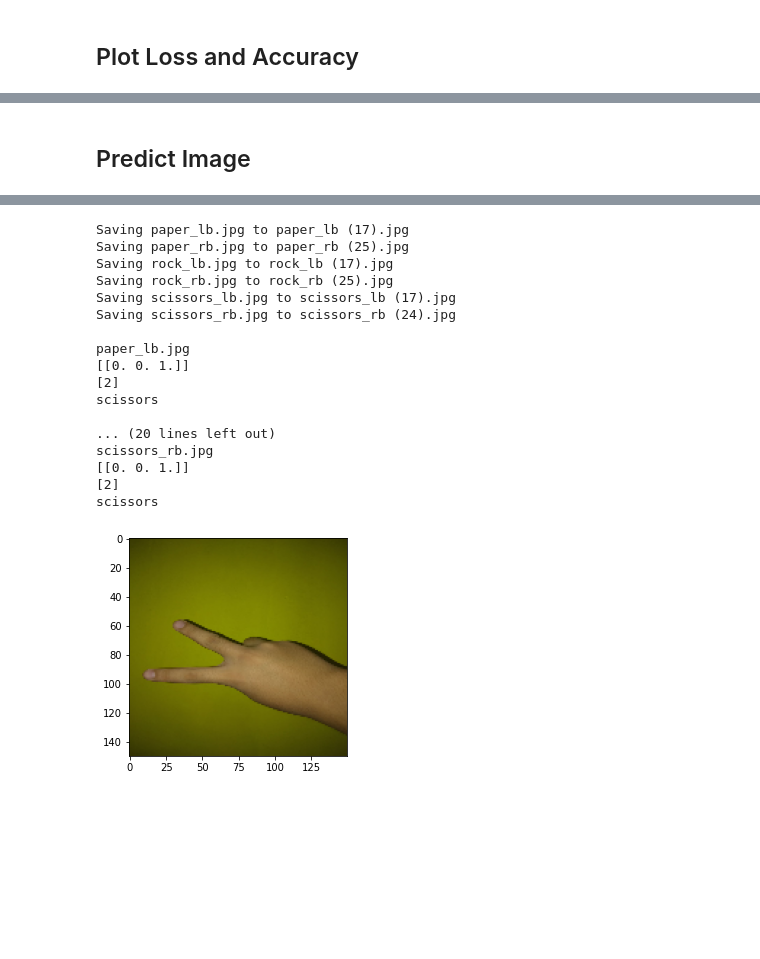
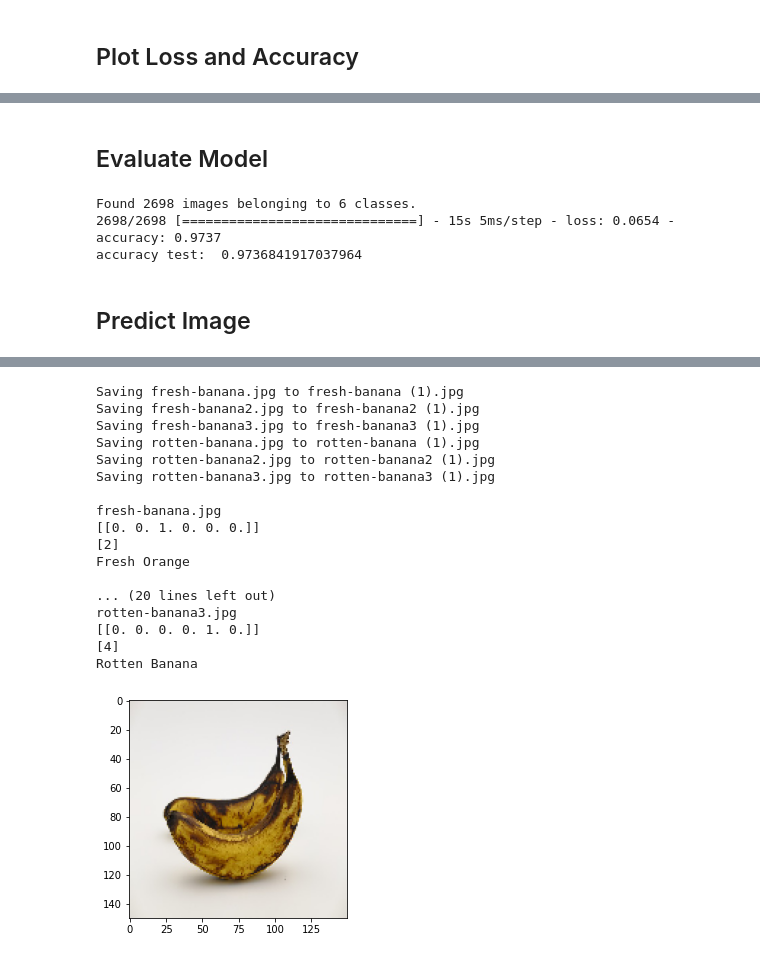
Before and after one commit to Bangkit-JKT2-D/fruits-fresh-rotten-classification, a Jupyter notebook: fresh_rotten_fruit.ipynb, the cells around one changed output, grey strips where cells are left out. Cells and saved outputs as stored; diff of their text form; code cells hidden in the pictures; blank space fills up the shorter version.

Commit message:
underfitting solve, need model improvement for extract color feature

```diff
--- a/fresh_rotten_fruit.ipynb
+++ b/fresh_rotten_fruit.ipynb
@@ -395,17 +384,21 @@ plt.figure()
 <Figure size 432x288 with 0 Axes>
+# %% [markdown]
+## Evaluate Model
 # %%
 test_datagen = ImageDataGenerator(rescale=1./255)
 
-test_generator = test_datagen.flow_from_directory(
-        test_dir,
-        target_size=(150, 150),
-        color_mode="rgb",
-        shuffle = False,
-        class_mode='categorical',
-        batch_size=32)
+test_generator = test_datagen.flow_from_directory(test_dir,
+                                                  batch_size=1,
+                                                  target_size=(150, 150),
+                                                  shuffle = False,
+                                                  class_mode='categorical')
 
 filenames = test_generator.filenames
 nb_samples = len(filenames)
 
-loss, acc = model.evaluate(test_generator,steps = (nb_samples/32), verbose=1)
+loss, acc = model.evaluate(test_generator,steps = (nb_samples), verbose=1)
 print('accuracy test: ',acc)
+# %% [output]
+Found 2698 images belonging to 6 classes.
+2698/2698 [==============================] - 15s 5ms/step - loss: 0.0654 - accuracy: 0.9737
+accuracy test:  0.9736841917037964
@@ -413,54 +408,65 @@ print('accuracy test: ',acc)
 ## Predict Image
 # %%
 from keras.preprocessing import image
+import cv2
+
+model_predict = tf.keras.models.load_model('model.h5')
+model_predict.compile(optimizer='adam',
+                      loss='categorical_crossentropy',
+                      metrics=['accuracy'])
 
 uploaded = files.upload()
 
 for fn in uploaded.keys():
   path = fn
-  img = image.load_img(path, target_size=(150, 150))
+  img = image.load_img(path, color_mode="rgb", target_size=(150, 150), interpolation="nearest")
   imgplot = plt.imshow(img)
-  x = image.img_to_array(img)
-  x = np.expand_dims(x, axis=0)
+  img = image.img_to_array(img)
+  img = np.expand_dims(img, axis=0)
 
-  images = np.vstack([x])
-  classes = model.predict(images, batch_size=10)
+  # img = cv2.imread(path)
+  # imgplot = plt.imshow(img)
+  # img = cv2.resize(img,(150,150))
+  # img = np.reshape(img,[1, 150, 150, 3])
+
+  images = np.vstack([img])
+  classes = model_predict.predict(images, batch_size=10)
 
   print("")
   print(fn)
   print(classes)
 
   max = np.amax(classes[0])
   print(np.where(classes[0] == max)[0])
   if np.where(classes[0] == max)[0] == 0:
     print('Fresh Apple')
   elif np.where(classes[0] == max)[0] == 1:
     print('Fresh Banana')
   elif np.where(classes[0] == max)[0] == 2:
     print('Fresh Orange')
   elif np.where(classes[0] == max)[0] == 3:
     print('Rotten Apple')
   elif np.where(classes[0] == max)[0] == 4:
     print('Rotten Banana')
   else:
     print('Rotten orange')
 # %% [output]
 [interactive output not drawn]
-Saving paper_lb.jpg to paper_lb (17).jpg
-Saving paper_rb.jpg to paper_rb (25).jpg
-Saving rock_lb.jpg to rock_lb (17).jpg
-Saving rock_rb.jpg to rock_rb (25).jpg
-Saving scissors_lb.jpg to scissors_lb (17).jpg
-Saving scissors_rb.jpg to scissors_rb (24).jpg
+Saving fresh-banana.jpg to fresh-banana (1).jpg
+Saving fresh-banana2.jpg to fresh-banana2 (1).jpg
+Saving fresh-banana3.jpg to fresh-banana3 (1).jpg
+Saving rotten-banana.jpg to rotten-banana (1).jpg
+Saving rotten-banana2.jpg to rotten-banana2 (1).jpg
+Saving rotten-banana3.jpg to rotten-banana3 (1).jpg
 
-paper_lb.jpg
-[[0. 0. 1.]]
+fresh-banana.jpg
+[[0. 0. 1. 0. 0. 0.]]
 [2]
-scissors
+Fresh Orange
 
 ... (20 lines left out)
-scissors_rb.jpg
-[[0. 0. 1.]]
-[2]
-scissors
+rotten-banana3.jpg
+[[0. 0. 0. 0. 1. 0.]]
+[4]
+Rotten Banana
-[figure, old version]
+[figure, new version]
```
Also changed, not shown: parts of 9 cells of this notebook.
